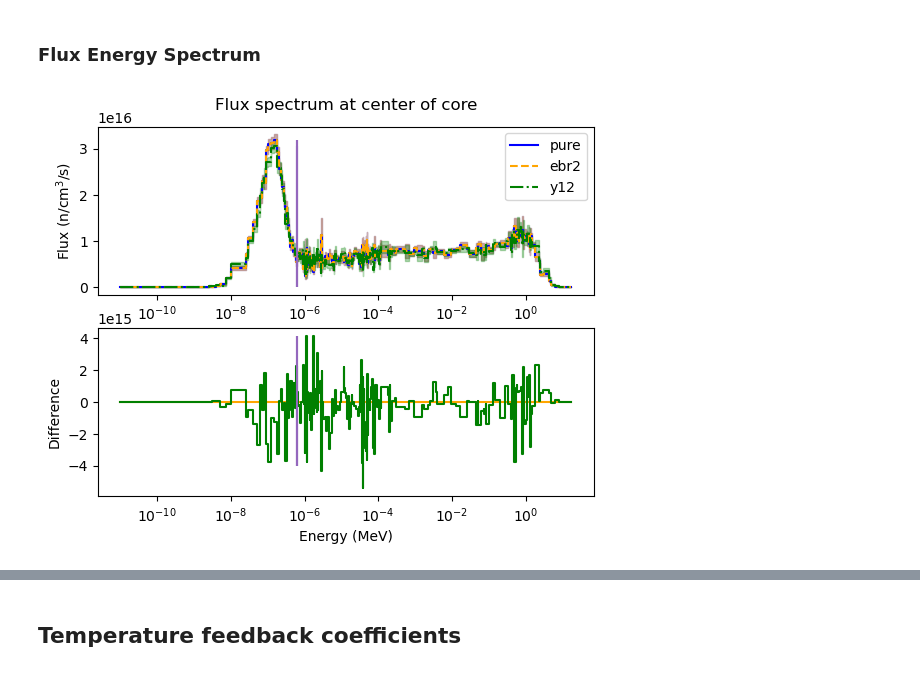
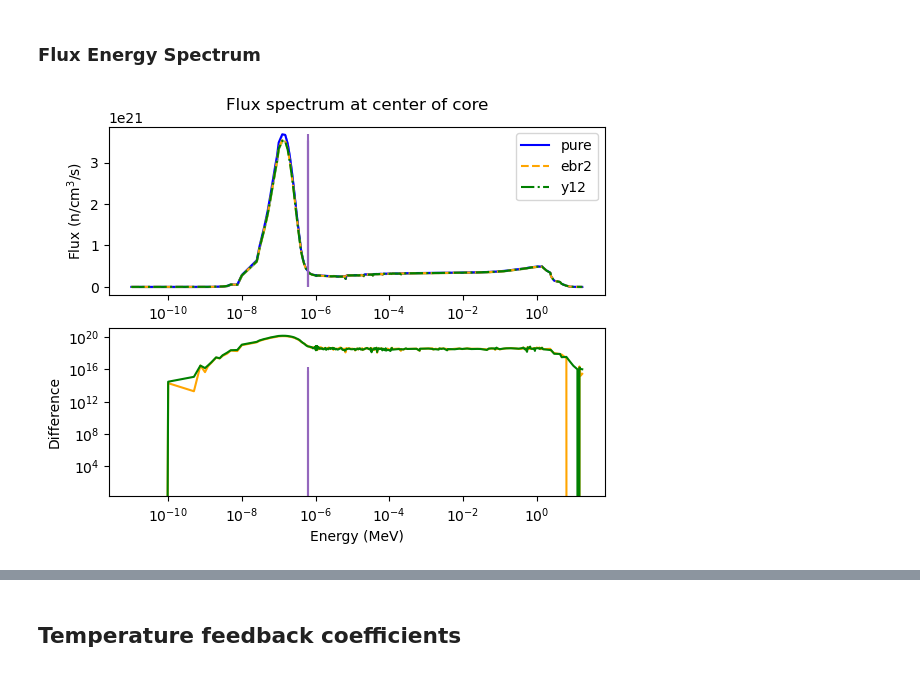
Before and after one commit to abachma2/phlox, a Jupyter notebook: reactors/full-core/htgr-200/Impurities_analysis.ipynb, the cells around one changed output, grey strips where cells are left out. Drawn from its saved outputs; the diff is of its cells as text; code cells hidden in the pictures.

```diff
--- a/reactors/full-core/htgr-200/Impurities_analysis.ipynb
+++ b/reactors/full-core/htgr-200/Impurities_analysis.ipynb
@@ -256,0 +286,4 @@ ValueError: could not broadcast input array from shape (7,) into shape (12,)
+# %%
+energy = 0
+e = flux['core']['pure'].tallies[energy, 115, 161, 61:261]* flux['core']['pure'].errors[energy, 115, 161, 61:261]
+print(e.min(), e.max()/1e13)
@@ -317,0 +349,8 @@ for direction in ['radial', 'axial']:
+# %%
+energy = 0
+error = flux['core']['pure'].errors[energy, :, 161, 161]* flux['core']['pure'].tallies[energy, :, 161, 161]
+print(error.min()/1e13, error.max()/1e13)
+diff = flux['core']['ebr2'].tallies[energy, :, 161, 161] - flux['core']['pure'].tallies[energy, :, 161, 161]
+print(diff.min()/1e13, diff.max()/1e13, diff.mean()/1e13)
+print(np.argmin(diff), np.argmax(diff))
+print('pure peak:', flux['core']['pure'].tallies[energy, :, 161, 161].max()/1e14)
@@ -418,47 +476,43 @@ for ii in range(1, 239):
     lethargy.append(math.log(energy[ii]/energy[ii-1]))
 # %%
 flux_spectrum = {'pure':0, 'ebr2':0, 'y12':0}
+for fuel in fuels:
+    detector = serpentTools.read(f"{fuel}/htgr_mg_detector.m", 'det')
+    flux_spectrum[fuel] = detector.detectors['core_flux']
-# %%
-for fuel in ['pure', 'ebr2', 'y12']:
-    detector = serpentTools.read(out_files['detectors']['mg'][fuel], 'det')
-    flux_spectrum[fuel] = detector.detectors['core_flux']
 # %%
-# Flux spectrum in the middle of core
-x_pos = 161 # originally 483
-y_pos = 161 # originally 483
-z_pos = 115 # originally 575
+# Flux spectrum integrated across the entire core
 plt.figure()
-for fuel in out_files['detectors']['mg']:
+for fuel in fuels:
         ax1 = plt.subplot(2,1,1)
-        flux_tally = flux_spectrum[fuel].tallies[:, y_pos, x_pos] / lethargy
-        error = flux_spectrum[fuel].errors[:, y_pos, x_pos] * flux_tally
-        ax1.step(energy[:-1], flux_tally, label = fuel, color = colors[fuel],
+        flux_tally = flux_spectrum[fuel].tallies / lethargy
+        error = flux_spectrum[fuel].errors * flux_tally
+        ax1.plot(energy[:-1], flux_tally, label = fuel, color = colors[fuel],
                  linestyle = linestyles[fuel])
         ax1.fill_between(energy[:-1], flux_tally - error, flux_tally + error,
                          alpha = 0.3, edgecolor = colors[fuel],
-                         facecolor = colors[fuel], step = 'pre')
+                         facecolor = colors[fuel])
         plt.xscale('log')
         ax2 = plt.subplot(2,1,2)
         if fuel != 'pure':
             diff = (flux_tally
-                    - flux_spectrum['pure'].tallies[:, y_pos, x_pos] / lethargy)
+                    - flux_spectrum['pure'].tallies / lethargy)
             diff_e = np.sqrt(error**2
-                             + (flux_spectrum['pure'].errors[:, y_pos, x_pos]
+                             + (flux_spectrum['pure'].errors
                                 / lethargy
-                                * flux_spectrum['pure'].tallies[:, y_pos, x_pos])**2)
-            ax2.step(energy[:-1], diff, color = colors[fuel])
+                                * flux_spectrum['pure'].tallies)**2)
+            ax2.plot(energy[:-1], diff, color = colors[fuel])
             #ax2.fill_between(energy, diff-diff_e, diff+diff_e, step='pre',
             #                alpha=0.3, edgecolor=colors[fuel],
             #                facecolor=colors[fuel])
+            ax2.vlines(0.625e-6, -4e15, max(diff), 'tab:purple')
         ax2.set_xlabel('Energy (MeV)')
         ax1.set_ylabel(r'Flux (n/cm$^3$/s)')
         ax2.set_ylabel('Difference')
         ax1.set_title(f"Flux spectrum at center of core", y=1.05)
         ax1.legend()
         ax1.vlines(0.625e-6, 0, max(flux_tally), 'tab:purple')
-        ax2.vlines(0.625e-6, -4e15, max(diff), 'tab:purple')
+
         plt.xscale('log')
-
-        #plt.savefig('xe100_spectrum_center.png')
+        plt.savefig('xe100_mg_flux.pdf')
 # %% [output]
-[figure, old version]
+[figure, new version]
```
Also changed, not shown: parts of 21 cells of this notebook.
